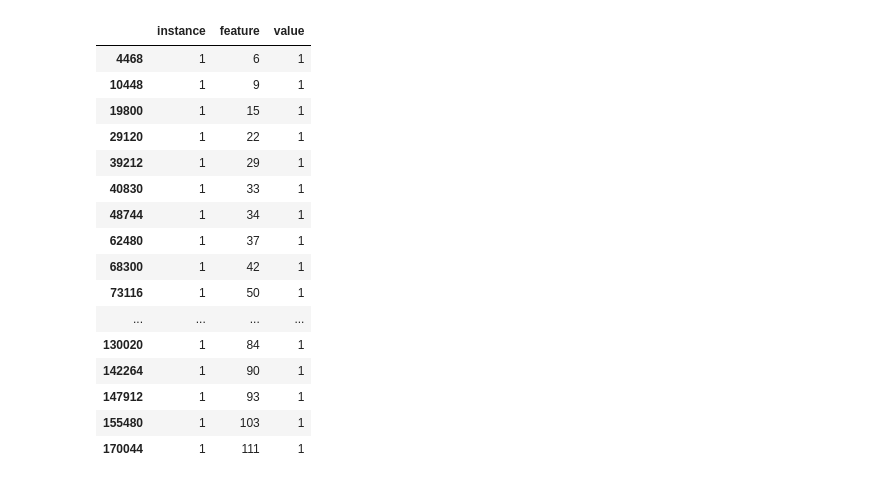
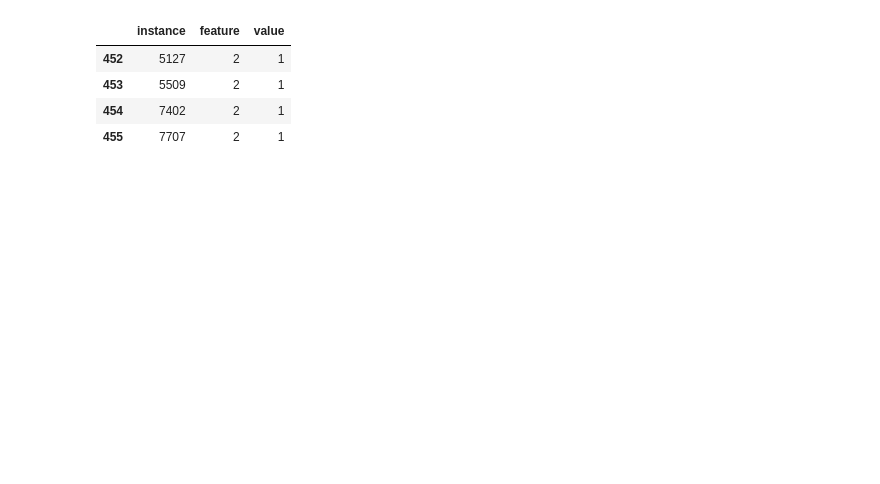
Before and after one commit to GhazaleZe/Investigate_Classifiers, a Jupyter notebook: Mushroom.ipynb, the cells around one changed output. Drawn from its saved outputs; the diff is of its cells as text; code cells hidden in the pictures; blank space fills up the shorter version.

```diff
--- a/Mushroom.ipynb
+++ b/Mushroom.ipynb
@@ -3,25 +9,10 @@ import pandas as pd
 # %%
-
 custom_column_names = ["instance", "feature", "value"]
-df_train_x = pd.read_csv("train_X.csv",names=custom_column_names)
-# merged_data_encoded = pd.get_dummies(df_train_x, columns=['feature'])
-df_train_x.loc[df_train_x['instance'] ==1]
-# merged_data_encoded[merged_data_encoded['instance'] ==5]
+df_train_x = pd.read_csv("train_X.csv", names=custom_column_names)
+df_train_x[df_train_x['feature']==2]
 # %% [output]
 |  | instance | feature | value |
-| 4468 | 1 | 6 | 1 |
-| 10448 | 1 | 9 | 1 |
-| 19800 | 1 | 15 | 1 |
-| 29120 | 1 | 22 | 1 |
-| 39212 | 1 | 29 | 1 |
-| 40830 | 1 | 33 | 1 |
-| 48744 | 1 | 34 | 1 |
-| 62480 | 1 | 37 | 1 |
-| 68300 | 1 | 42 | 1 |
-| 73116 | 1 | 50 | 1 |
-| ... | ... | ... | ... |
-| 130020 | 1 | 84 | 1 |
-| 142264 | 1 | 90 | 1 |
-| 147912 | 1 | 93 | 1 |
-| 155480 | 1 | 103 | 1 |
-| 170044 | 1 | 111 | 1 |
+| 452 | 5127 | 2 | 1 |
+| 453 | 5509 | 2 | 1 |
+| 454 | 7402 | 2 | 1 |
+| 455 | 7707 | 2 | 1 |
```
Also changed, not shown: parts of 16 cells of this notebook, 1 other file.
